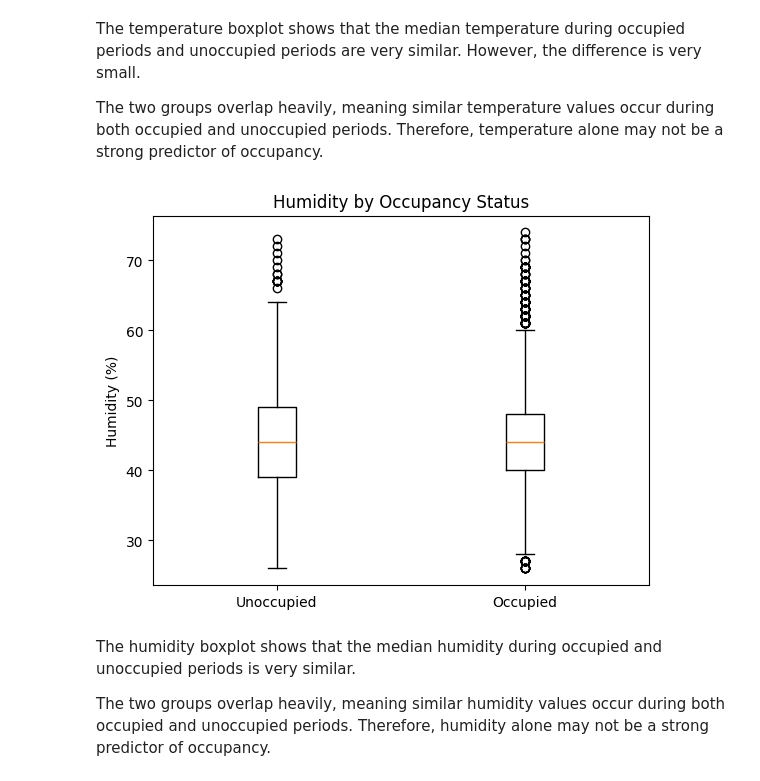
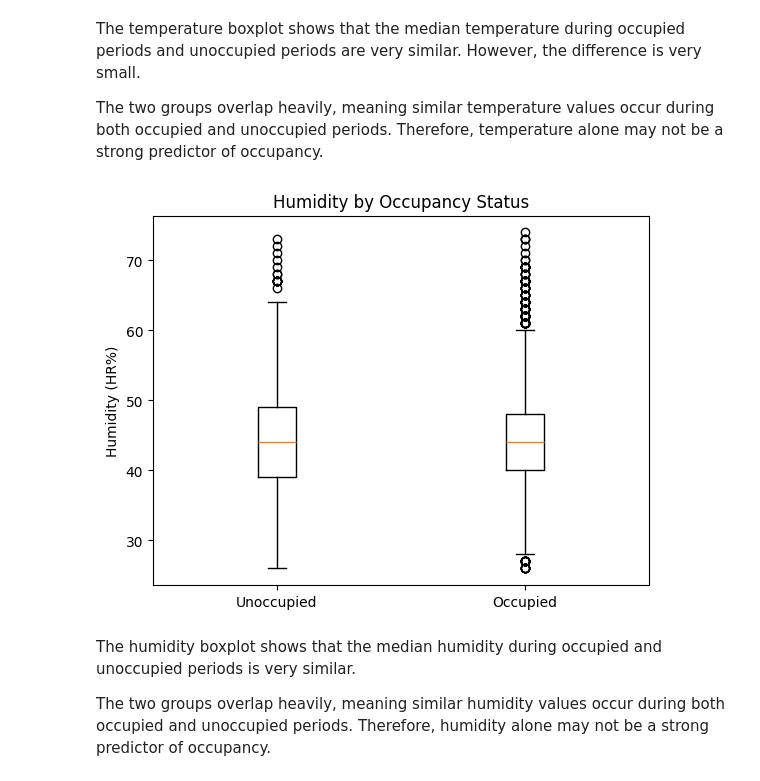
Before and after one commit to Rui-Ping-See/MMA3001-Project-Prediction-Occupied-Unoccupied, a Jupyter notebook: Project_3001.ipynb, the cells around one changed output. Cells and saved outputs as stored; diff of their text form; code cells hidden in the pictures.

```diff
--- a/Project_3001.ipynb
+++ b/Project_3001.ipynb
@@ -1109,27 +1109,27 @@ The two groups overlap heavily, meaning similar temperature values occur during
 # %%
 # Humidity box plot
 
 occupied_humidity = []
 unoccupied_humidity = []
 
 for i in range(len(combined_occupancy)):
 
     if combined_occupancy[i] == 1:
         occupied_humidity.append(combined_humidity[i])
 
     else:
         unoccupied_humidity.append(combined_humidity[i])
 
 plt.boxplot(
     [unoccupied_humidity, occupied_humidity],
     tick_labels=['Unoccupied', 'Occupied']
 )
 
-plt.ylabel('Humidity (%)')
+plt.ylabel('Humidity (HR%)')
 plt.title('Humidity by Occupancy Status')
 plt.show()
 # %% [output]
-[figure, old version]
+[figure, new version]
 # %% [markdown]
 The humidity boxplot shows that the median humidity during occupied and unoccupied periods is very similar.
 
```
Also changed, not shown: parts of 2 cells of this notebook.
